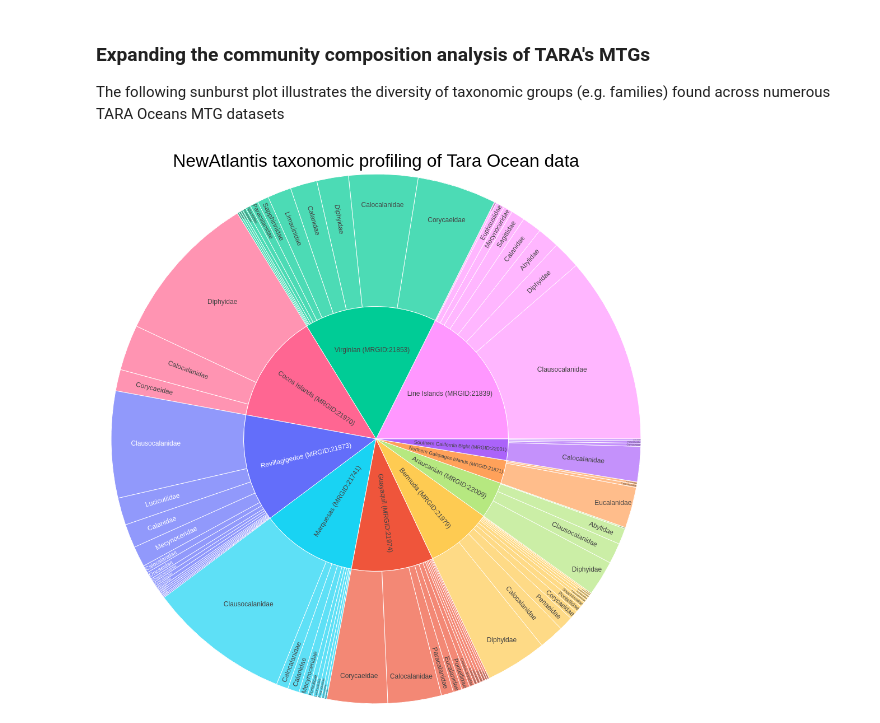
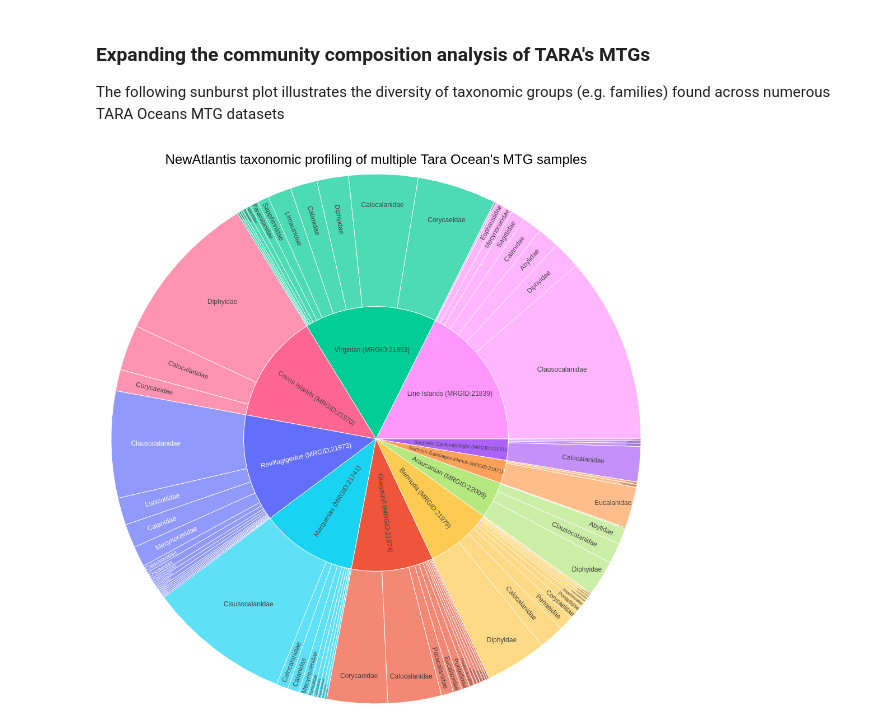
Before and after one commit to new-atlantis-labs/Metagenomics, a Jupyter notebook: notebooks/Custom_DB_MTG/CustomDB_MTG_Taxa_Profiling_v1.0.ipynb, the cells around one changed output. Cells and saved outputs as stored; diff of their text form; code cells hidden in the pictures.

```diff
--- a/notebooks/Custom_DB_MTG/CustomDB_MTG_Taxa_Profiling_v1.0.ipynb
+++ b/notebooks/Custom_DB_MTG/CustomDB_MTG_Taxa_Profiling_v1.0.ipynb
@@ -433,33 +489,33 @@ fig = px.sunburst(aggr_cleaned_concat_df3,
 
 fig.update_layout(
                 title={
-                    'text': 'NewAtlantis taxonomic profiling of Tara Ocean data',
+                    'text': "NewAtlantis taxonomic profiling of multiple Tara Ocean's MTG samples",
                     'y':0.985,
                     'x':0.5,
                     'xanchor': 'center',
                     'yanchor': 'top',
-                    'font_size':32,
+                    'font_size':24,
                     'font_color':"black"})
 
 
 # fig.update_yaxes(automargin=True)
 # fig.update_xaxes(automargin=True)
 
 fig.update_layout(
     autosize=False,
 #     width=500,
 #     height=500,
     margin=dict(
         l=1,
         r=1,
         b=4,
         t=50,
         pad=2
     ),
     paper_bgcolor="White",
 )
 
 fig.show(width=1000, height=1000 )
 # pio.write_image(fig, "PWY_Abund_Dist_Spectrum_TARA.png", #width=1.5*1000, height=1*1000, scale =1.25)
 # %% [output]
-[figure, old version]
+[figure, new version]
```
Also changed, not shown: parts of 10 cells of this notebook.
